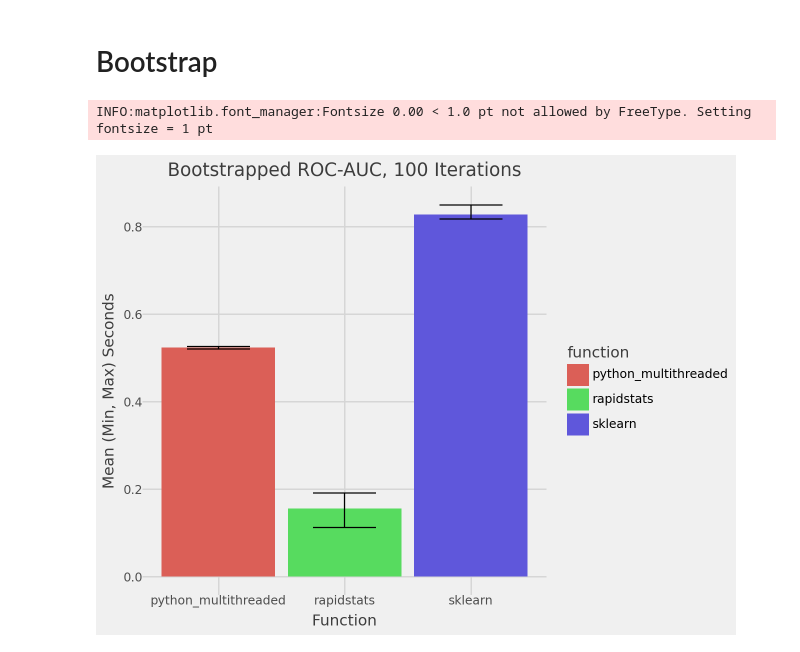
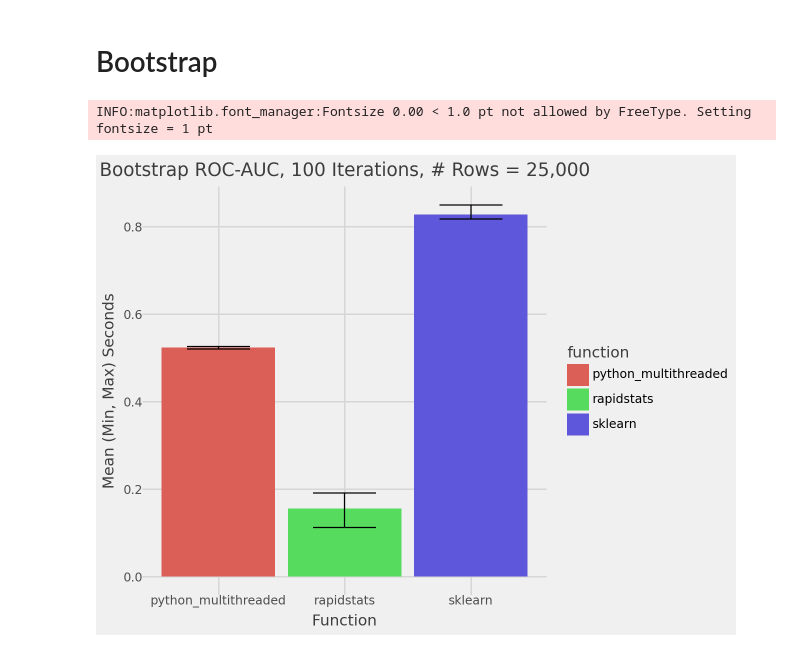
Before and after one commit to CangyuanLi/rapidstats, a Jupyter notebook: benchmarks/analyze_benchmarks.ipynb, the cells around one changed output. Drawn from its saved outputs; the diff is of its cells as text; code cells hidden in the pictures.

```diff
--- a/benchmarks/analyze_benchmarks.ipynb
+++ b/benchmarks/analyze_benchmarks.ipynb
@@ -95,20 +95,20 @@ INFO:matplotlib.font_manager:Fontsize 0.00 < 1.0 pt not allowed by FreeType. Set
 # %%
 (
     p9.ggplot(
         df.filter(pl.col("group").eq("bootstrap_roc_auc")).with_columns(
             pl.col("function")
             .str.replace_all("bootstrap_roc_auc", "")
             .str.strip_suffix("_")
             .replace({"": "rapidstats"})
         ),
         p9.aes(x="function", y="mean"),
     )
     + p9.geom_col(p9.aes(fill="function"))
     + p9.geom_errorbar(p9.aes(ymin="min", ymax="max"))
     + p9.labs(x="Function", y="Mean (Min, Max) Seconds")
-    + p9.ggtitle("Bootstrapped ROC-AUC, 100 Iterations")
+    + p9.ggtitle("Bootstrap ROC-AUC, 100 Iterations, # Rows = 25,000")
     + p9.theme_538()
 )
 # %% [output]
 INFO:matplotlib.font_manager:Fontsize 0.00 < 1.0 pt not allowed by FreeType. Setting fontsize = 1 pt
-[figure, old version]
+[figure, new version]
```
